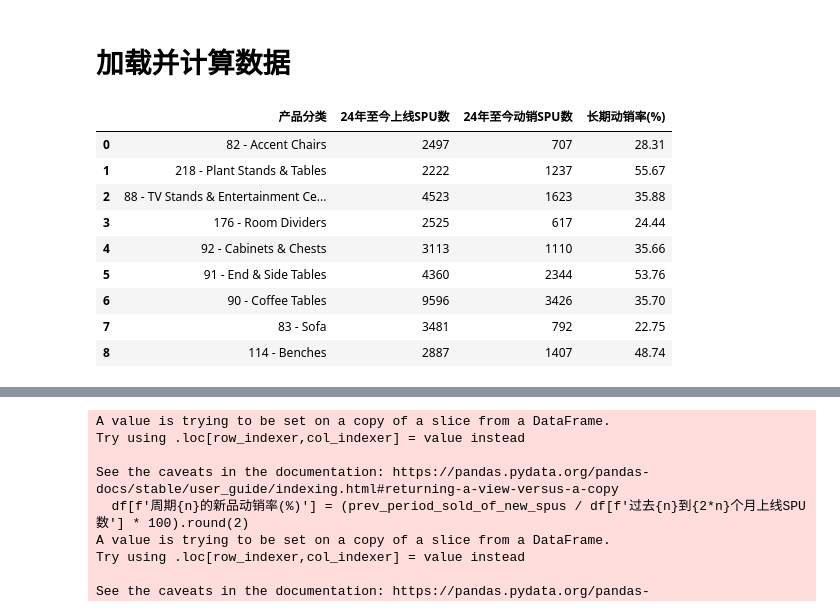
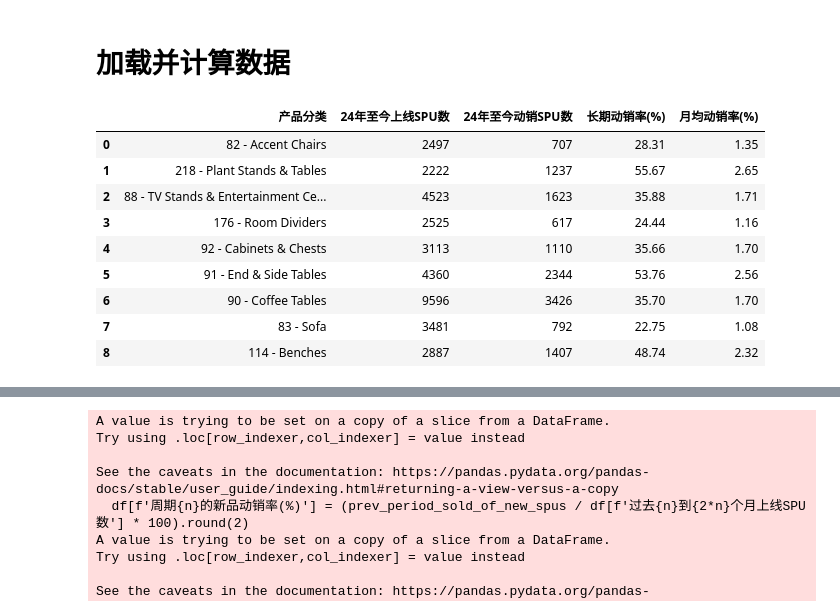
Before and after one commit to kelesit/auto_image, a Jupyter notebook: choose_spu.ipynb, the cells around one changed output, grey strips where cells are left out. Cells and saved outputs as stored; diff of their text form; code cells hidden in the pictures.

```diff
--- a/choose_spu.ipynb
+++ b/choose_spu.ipynb
@@ -132,40 +132,42 @@ categories = uploaded_spu_df['产品分类'].unique()
 # %%
 """
 现在是2025年10月，我们以N个月为一个周期
 
 1. 现在来计算每个产品分类下，各自的长期动销率：
     - 计算每个产品分类在过去有订单的SPU数量（动销SPU）。
     - 计算每个产品分类在过去
-    - 动销率 = (动销SPU / 总SPU) * 100%
+    - 长期动销率 = (动销SPU / 总SPU) * 100%
+    - 月均动销率 = 动销率 / N（月）
 """
 result_df = pd.DataFrame(columns=['产品分类', '24年至今上线SPU数', '24年至今动销SPU数', '长期动销率(%)'])
 result_list = []
 for category in categories:
     total_spus = uploaded_spu_df[uploaded_spu_df['产品分类'] == category]['SPU'].nunique()
     sold_spus = sales_spu_df[sales_spu_df['产品分类'] == category]['SPU'].nunique()
     long_term_rate = (sold_spus / total_spus * 100) if total_spus > 0 else 0
-
+    long_term_rate_per_month = long_term_rate / 21  # 21个月
     result_list.append({
         '产品分类': category,
         '24年至今上线SPU数': total_spus,
         '24年至今动销SPU数': sold_spus,
-        '长期动销率(%)': round(long_term_rate, 2)
+        '长期动销率(%)': round(long_term_rate, 2),
+        '月均动销率(%)': round(long_term_rate_per_month, 2)
     })
 
 result_df = pd.DataFrame(result_list)
 
 result_df.head(12)
 # %% [output]
-|  | 产品分类 | 24年至今上线SPU数 | 24年至今动销SPU数 | 长期动销率(%) |
-| 0 | 82 - Accent Chairs | 2497 | 707 | 28.31 |
-| 1 | 218 - Plant Stands & Tables | 2222 | 1237 | 55.67 |
-| 2 | 88 - TV Stands & Entertainment Ce... | 4523 | 1623 | 35.88 |
-| 3 | 176 - Room Dividers | 2525 | 617 | 24.44 |
-| 4 | 92 - Cabinets & Chests | 3113 | 1110 | 35.66 |
-| 5 | 91 - End & Side Tables | 4360 | 2344 | 53.76 |
-| 6 | 90 - Coffee Tables | 9596 | 3426 | 35.70 |
-| 7 | 83 - Sofa | 3481 | 792 | 22.75 |
-| 8 | 114 - Benches | 2887 | 1407 | 48.74 |
+|  | 产品分类 | 24年至今上线SPU数 | 24年至今动销SPU数 | 长期动销率(%) | 月均动销率(%) |
+| 0 | 82 - Accent Chairs | 2497 | 707 | 28.31 | 1.35 |
+| 1 | 218 - Plant Stands & Tables | 2222 | 1237 | 55.67 | 2.65 |
+| 2 | 88 - TV Stands & Entertainment Ce... | 4523 | 1623 | 35.88 | 1.71 |
+| 3 | 176 - Room Dividers | 2525 | 617 | 24.44 | 1.16 |
+| 4 | 92 - Cabinets & Chests | 3113 | 1110 | 35.66 | 1.70 |
+| 5 | 91 - End & Side Tables | 4360 | 2344 | 53.76 | 2.56 |
+| 6 | 90 - Coffee Tables | 9596 | 3426 | 35.70 | 1.70 |
+| 7 | 83 - Sofa | 3481 | 792 | 22.75 | 1.08 |
+| 8 | 114 - Benches | 2887 | 1407 | 48.74 | 2.32 |
 # %%
 # 以n个月为周期，计算各品类上新周期时的新品动销率
 N = [3, 4, 5, 6]
```
Also changed, not shown: parts of 4 cells of this notebook, 6 other files.
